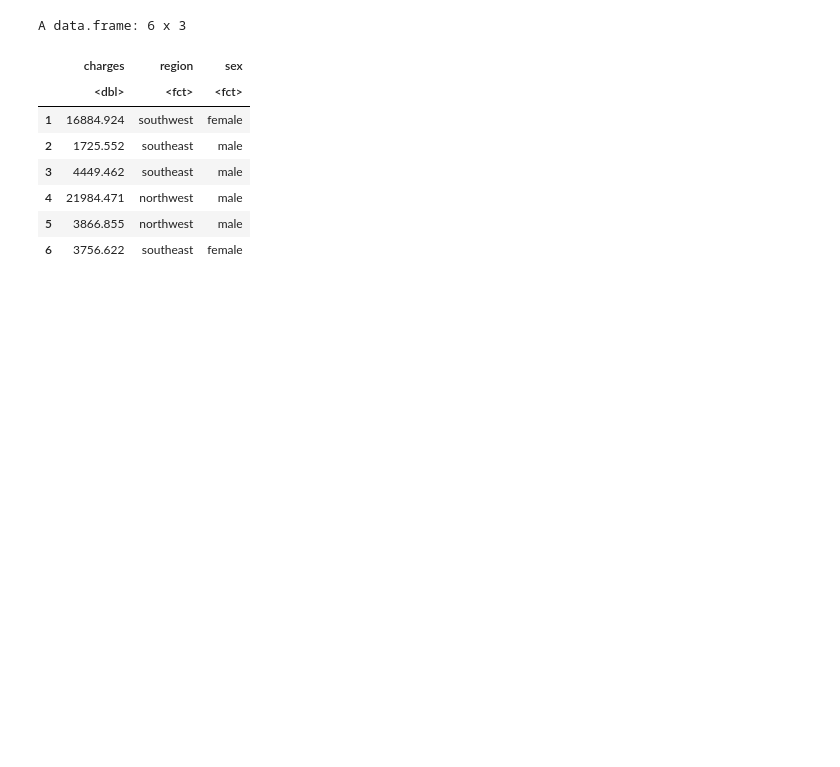
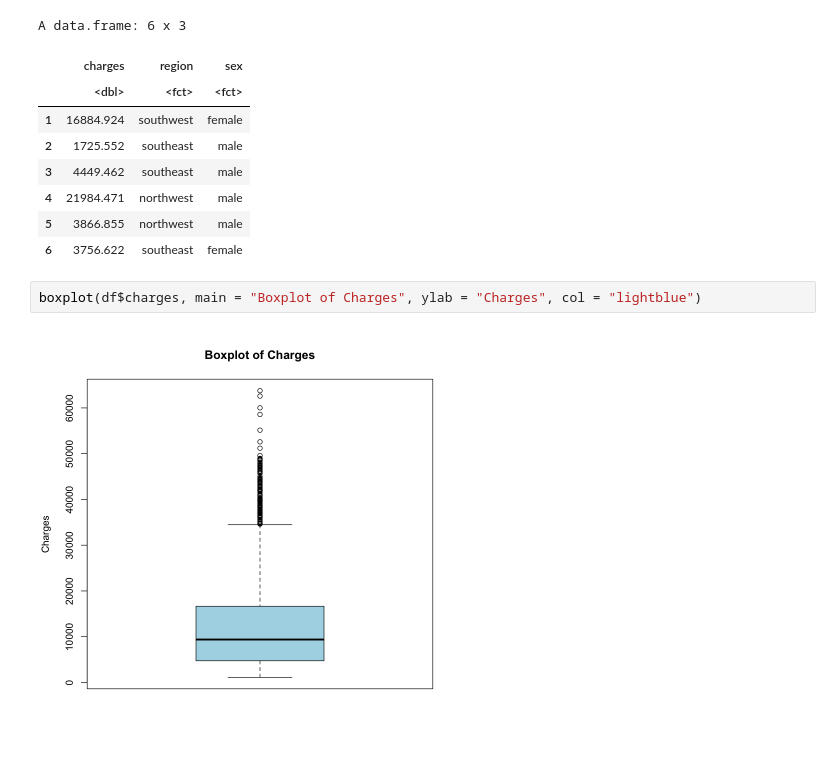
Before and after one commit to HoaPham119/Master, a Jupyter notebook: Mo_hinh_hoa_thong_ke/PhamThiHoa-anova-2factors/PhamThiHoa.ipynb, the cells around one changed output. Drawn from its saved outputs; the diff is of its cells as text; blank space fills up the shorter version.

```diff
--- a/Mo_hinh_hoa_thong_ke/PhamThiHoa-anova-2factors/PhamThiHoa.ipynb
+++ b/Mo_hinh_hoa_thong_ke/PhamThiHoa-anova-2factors/PhamThiHoa.ipynb
@@ -131,3 +134,7 @@ A data.frame: 6 x 3
 | 4 | 21984.471 | northwest | male |
 | 5 | 3866.855 | northwest | male |
 | 6 | 3756.622 | southeast | female |
+# %%
+boxplot(df$charges, main = "Boxplot of Charges", ylab = "Charges", col = "lightblue")
+# %% [output]
+[figure, added]
```
Also changed, not shown: parts of 40 cells of this notebook, 2 other files.
